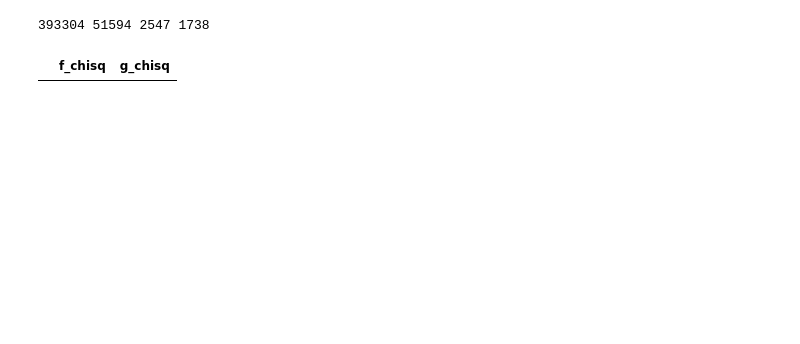
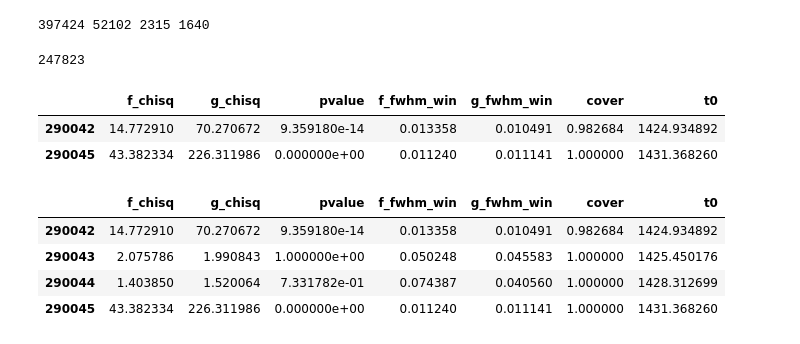
Before and after one commit to spencerw/tess_flare, a Jupyter notebook: flareStats1to13.ipynb, the cells around one changed output. Saved outputs shown, nothing was run; the diff lists cells and outputs as text; code cells hidden in the pictures; blank space fills up the shorter version.

```diff
--- a/flareStats1to13.ipynb
+++ b/flareStats1to13.ipynb
@@ -15,12 +16,13 @@ from scipy import stats
 df = pd.read_csv(log_path + prefix + '_flare_out.csv')
 df_param = pd.read_csv(log_path + prefix + '_param_out.csv')
 df['pvalue'] = 1 - stats.chi2(1).cdf(df['g_chisq'] - df['f_chisq'])
-mask = (df['skew'] > 0.5) & (df['f_chisq'] > 0) & (df['f_fwhm_win'] < 0.1) &  (df['ed'] > 0) &\
-       (df['tpeak'] > df['t0']) & (df['tpeak'] < df['t1']) & (df['cover'] > 0.9) & (df['pvalue'] < 0.05)  & (df['f_chisq'] < 10)
+mask = (df['skew'] > 0.5) & (df['f_chisq'] > 0) & (df['f_fwhm_win'] < 0.1) &(df['g_fwhm_win'] < 0.1) &\
+       (df['ed'] > 0) &(df['tpeak'] > df['t0']) & (df['tpeak'] < df['t1']) & (df['cover'] > 0.9) &\
+       (df['pvalue'] < 0.05) & (df['f_chisq'] < 100)
 print(len(df), len(np.unique(df['file'])), len(df[mask]), len(np.unique(df[mask]['file'])))
 
 df_flare = df[mask]
 flare_files = np.unique(df_flare['file'])
 # %% [output]
-393304 51594 2547 1738
+397424 52102 2315 1640
 # %%
@@ -35,6 +37,3 @@ def disp_fl(filename):
 TIC1 = 121011020 # Should be a detection at t=1431
 TIC2 = 231631019 # Should be a detection at 1343, but very weak and didnt follow psf
 TIC3 = 43472154 # 200 superflares / yr
-df_flare[df_flare['TIC'] == TIC1][['f_chisq', 'g_chisq']]
-# %% [output]
-|  | f_chisq | g_chisq |
@@ -42,0 +40,4 @@ df_flare[df_flare['TIC'] == TIC1][['f_chisq', 'g_chisq']]
+# %%
+len(df_param)
+# %% [output]
+247823
@@ -42,0 +46,14 @@ df_flare[df_flare['TIC'] == TIC1][['f_chisq', 'g_chisq']]
+# %%
+df_flare[df_flare['TIC'] == TIC1][fields]
+# %% [output]
+|  | f_chisq | g_chisq | pvalue | f_fwhm_win | g_fwhm_win | cover | t0 |
+| 290042 | 14.772910 | 70.270672 | 9.359180e-14 | 0.013358 | 0.010491 | 0.982684 | 1424.934892 |
+| 290045 | 43.382334 | 226.311986 | 0.000000e+00 | 0.011240 | 0.011141 | 1.000000 | 1431.368260 |
+# %%
+df[df['TIC'] == TIC1][fields]
+# %% [output]
+|  | f_chisq | g_chisq | pvalue | f_fwhm_win | g_fwhm_win | cover | t0 |
+| 290042 | 14.772910 | 70.270672 | 9.359180e-14 | 0.013358 | 0.010491 | 0.982684 | 1424.934892 |
+| 290043 | 2.075786 | 1.990843 | 1.000000e+00 | 0.050248 | 0.045583 | 1.000000 | 1425.450176 |
+| 290044 | 1.403850 | 1.520064 | 7.331782e-01 | 0.074387 | 0.040560 | 1.000000 | 1428.312699 |
+| 290045 | 43.382334 | 226.311986 | 0.000000e+00 | 0.011240 | 0.011141 | 1.000000 | 1431.368260 |
```
Also changed, not shown: parts of 15 cells of this notebook, 1 other file.
